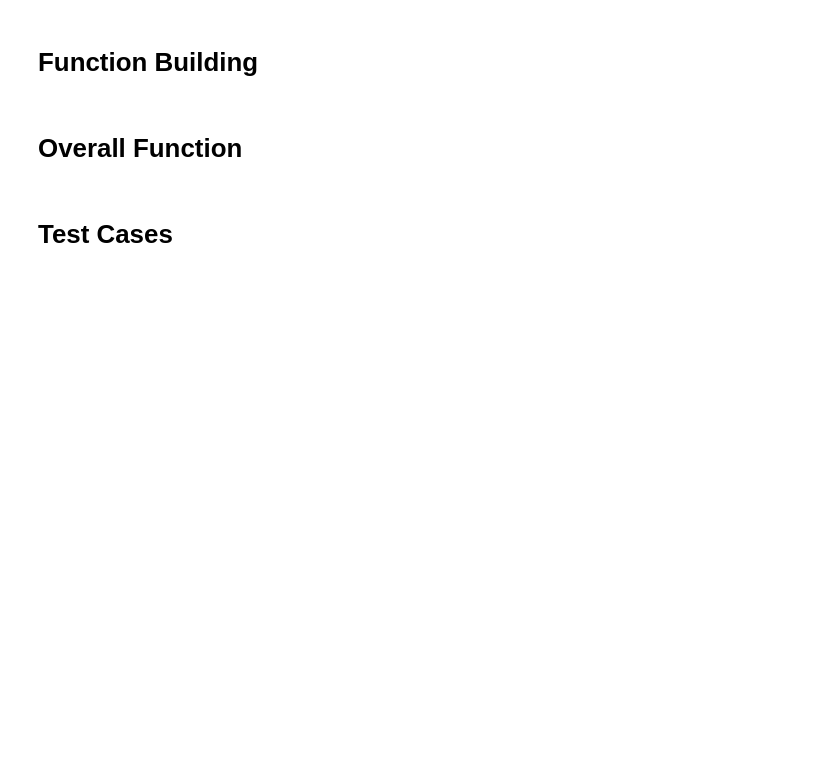
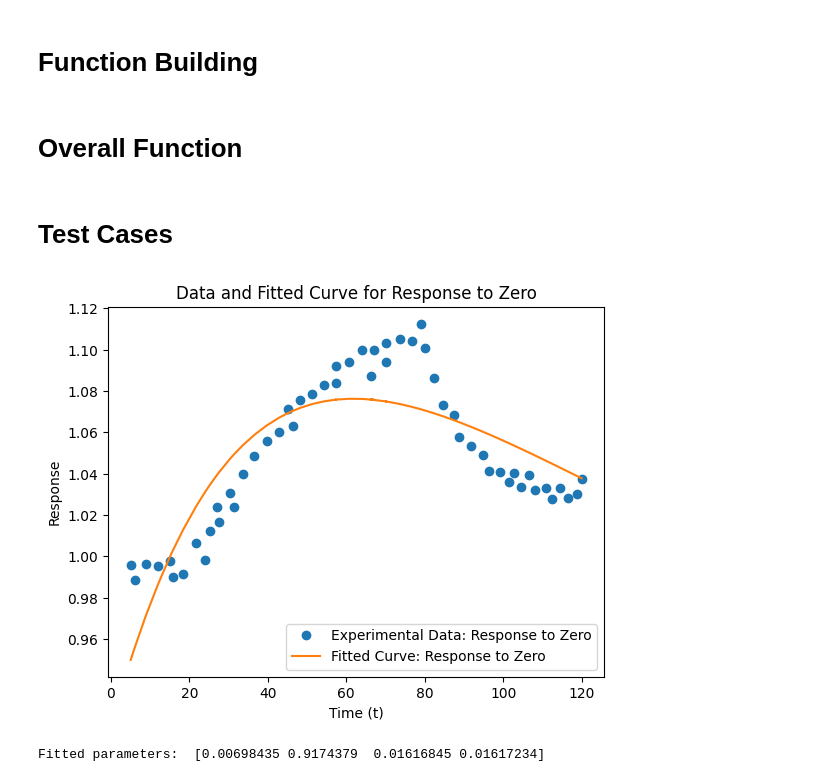
Before and after one commit to Ara101/Data_extraction_kinetic_signaling_data, a Jupyter notebook: Code/python/rate_kinetics_final.ipynb, the cells around one changed output. Drawn from its saved outputs; the diff is of its cells as text; code cells hidden in the pictures; blank space fills up the shorter version.

Commit message:
test with one plot

```diff
--- a/Code/python/rate_kinetics_final.ipynb
+++ b/Code/python/rate_kinetics_final.ipynb
@@ -313,6 +364,11 @@ def fit_data(time, response, p0, assumption):
 # %%
 #importCleanDataCSV("B_arrestin_binding_to_B2_4A.csv", [0,1])
 data = importCleanData("B_arrestin_binding_to_the_B2_4A.xlsx", "Sheet1", [0,1])
 
-param_k, pcov_k = fit_data(data.iloc[:, 0], data.iloc[:, 1], p0 = [1, 1, 1, 1], assumption = "response to zero")
+param_k, pcov_k = fit_data(data.iloc[:, 0], data.iloc[:, 1], p0 = [0.002, 1, 0.1, 0.02], assumption = "response to zero")
+
+plot_data(response_to_zero, data.iloc[:, 0], data.iloc[:, 1], response_to_zero, param_k, "Response to Zero")
+# %% [output]
+[figure, added]
+Fitted parameters:  [0.00698435 0.9174379  0.01616845 0.01617234]
 # %%
```
Also changed, not shown: parts of 6 cells of this notebook.
